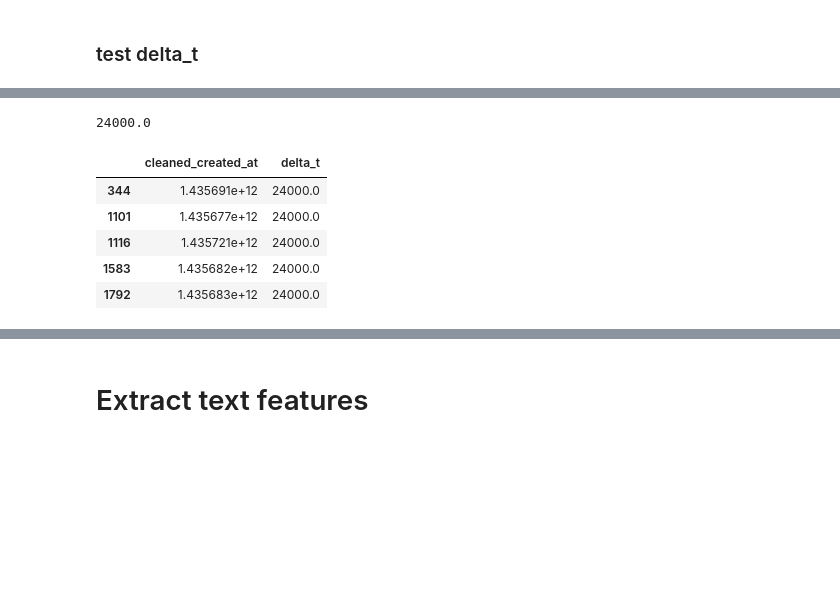
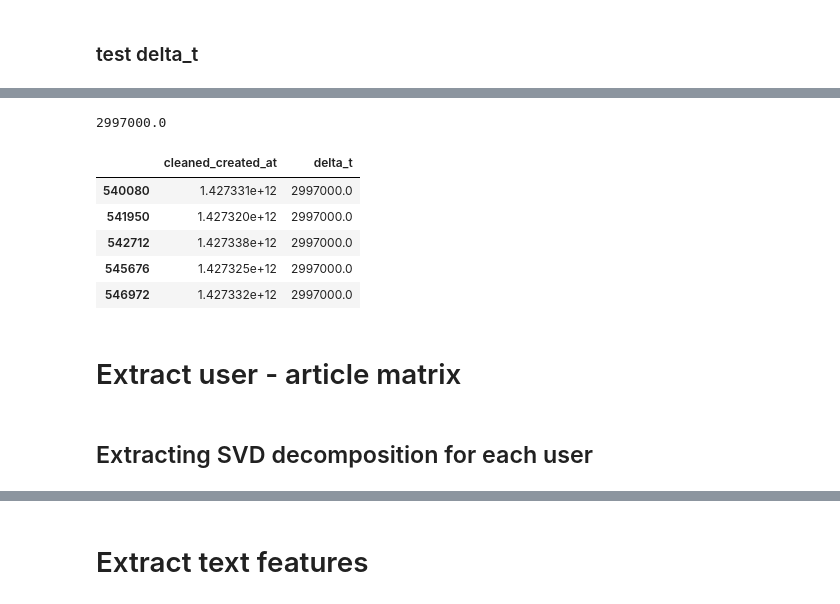
Before and after one commit to MassimoPerini/FakeNews, a Jupyter notebook: backend/extract_features.ipynb, the cells around one changed output, grey strips where cells are left out. Saved outputs shown, nothing was run; the diff lists cells and outputs as text; code cells hidden in the pictures; blank space fills up the shorter version.

```diff
--- a/backend/extract_features.ipynb
+++ b/backend/extract_features.ipynb
@@ -10,4 +10,3 @@ from gensim.models.doc2vec import TaggedDocument
 # Load dataset
 # %%
 data = pd.read_csv("dataset/csv_dataset_with_locations_new.txt", sep="|", dtype={"full_text": str, "formatted_text": str, "event_id":str})
-data['new_index'] = data.index
@@ -13,0 +15,12 @@ data['new_index'] = data.index
+# %%
+list_event_id = sorted(set(data["event_id"]))
+list_user_id = sorted(set(data["user_id"]))
+
+data["new_event_id"] = data["event_id"].apply(lambda x: list_event_id.index(x))
+#data['new_event_id'] = data.index
+print("1 of 2")
+data["new_user_id"] = data["user_id"].apply(lambda x: list_user_id.index(x))
+print("2 of 2")
+data['new_id'] = data.index
+data[['new_event_id']] = data[['new_event_id']].apply(pd.to_numeric)
+data[['new_user_id']] = data[['new_user_id']].apply(pd.to_numeric)
@@ -127,15 +162,19 @@ generate_patitions.calculate_delta_t()
 # %%
 
-test = 3
-check_min = min(data[(data["event_id"] == "E695") & (data["partition"] == test)]["cleaned_created_at"].values)
-check_max = max(data[(data["event_id"] == "E695") & (data["partition"] == (test-1))]["cleaned_created_at"].values)
+test = 87
+check_min = min(data[(data["new_event_id"] == 0) & (data["partition"] == test)]["cleaned_created_at"].values)
+check_max = max(data[(data["new_event_id"] == 0) & (data["partition"] == (test-1))]["cleaned_created_at"].values)
 print(check_min - check_max)
-data[(data["event_id"] == "E695") & (data["partition"] == test)][["cleaned_created_at", "delta_t"]].head()
+data[(data["new_event_id"] == 0) & (data["partition"] == test)][["cleaned_created_at", "delta_t"]].head()
 # %% [output]
-24000.0
+2997000.0
 |  | cleaned_created_at | delta_t |
-| 344 | 1.435691e+12 | 24000.0 |
-| 1101 | 1.435677e+12 | 24000.0 |
-| 1116 | 1.435721e+12 | 24000.0 |
-| 1583 | 1.435682e+12 | 24000.0 |
-| 1792 | 1.435683e+12 | 24000.0 |
+| 540080 | 1.427331e+12 | 2997000.0 |
+| 541950 | 1.427320e+12 | 2997000.0 |
+| 542712 | 1.427338e+12 | 2997000.0 |
+| 545676 | 1.427325e+12 | 2997000.0 |
+| 546972 | 1.427332e+12 | 2997000.0 |
+# %% [markdown]
+# Extract user - article matrix
+# %% [markdown]
+## Extracting SVD decomposition for each user
```
Also changed, not shown: parts of 48 cells of this notebook.
